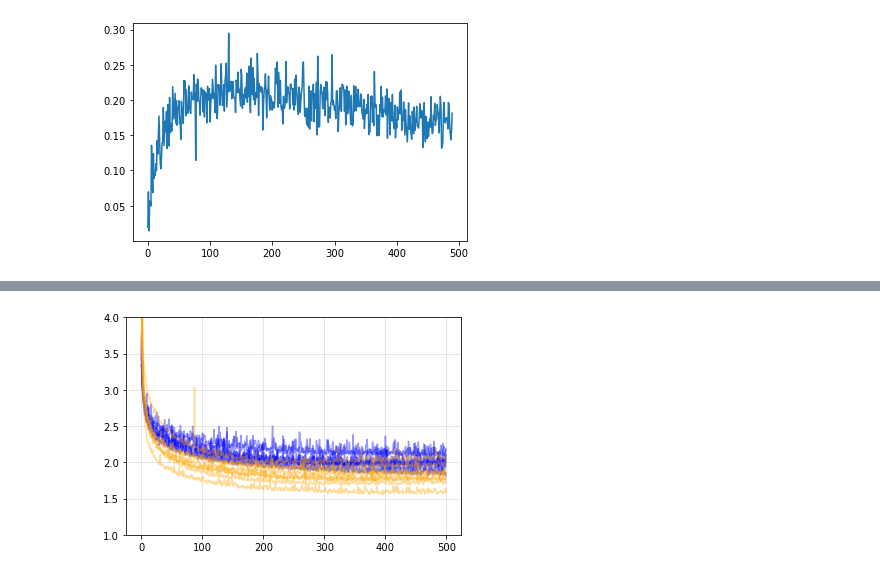
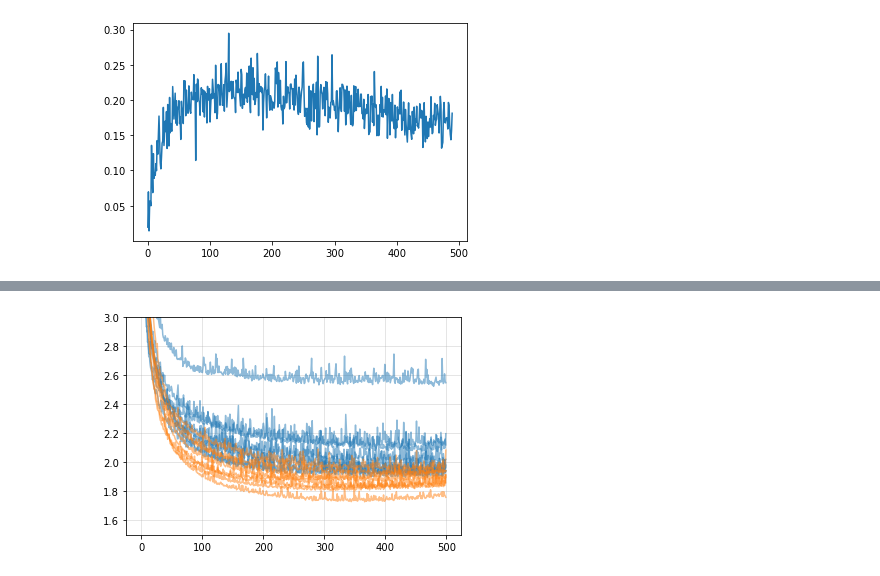
Before and after one commit to jessebmurray/ani2x_pdbbind, a Jupyter notebook: temp-analyze.ipynb, the cells around one changed output, grey strips where cells are left out. Saved outputs shown, nothing was run; the diff lists cells and outputs as text; code cells hidden in the pictures.

```diff
--- a/temp-analyze.ipynb
+++ b/temp-analyze.ipynb
@@ -39,6 +60,6 @@ def get_losses_kind(name, kind, train_valid, n_models=8):
 # %%
-losses_pre_train = get_losses_kind('', 'pre', 'train')
-losses_rand_train = get_losses_kind('', 'rand', 'train')
-losses_pre_valid = get_losses_kind('', 'pre', 'valid')
-losses_rand_valid = get_losses_kind('', 'rand', 'valid')
+losses_pre_train = get_losses('', 'pre', 'train')
+losses_rand_train = get_losses('', 'rand', 'train')
+losses_pre_valid = get_losses('', 'pre', 'valid')
+losses_rand_valid = get_losses('', 'rand', 'valid')
 # %%
@@ -106,9 +125,9 @@ plt.xlim(120, 200)
 # %%
 for loss in losses_rand_valid:
-    plt.plot(loss, color='blue', alpha=0.4)
+    plt.plot(loss, color='C0', alpha=0.5)
 for loss in losses_pre_valid:
-    plt.plot(loss, color='orange', alpha=0.4)
+    plt.plot(loss, color='C1', alpha=0.5)
 plt.grid(alpha=0.4)
-plt.ylim(1, 4);
+plt.ylim(1.5, 3);
 # %% [output]
-[figure, old version]
+[figure, new version]
```
Also changed, not shown: parts of 56 cells of this notebook, 5 other files.
